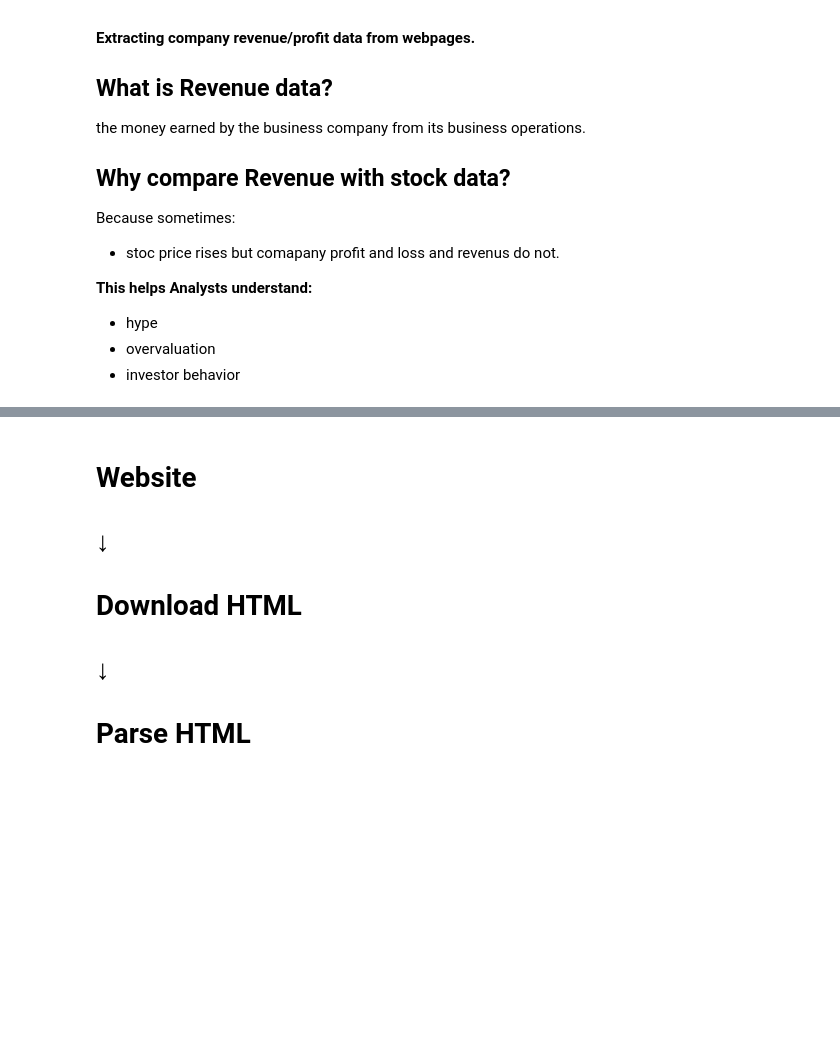
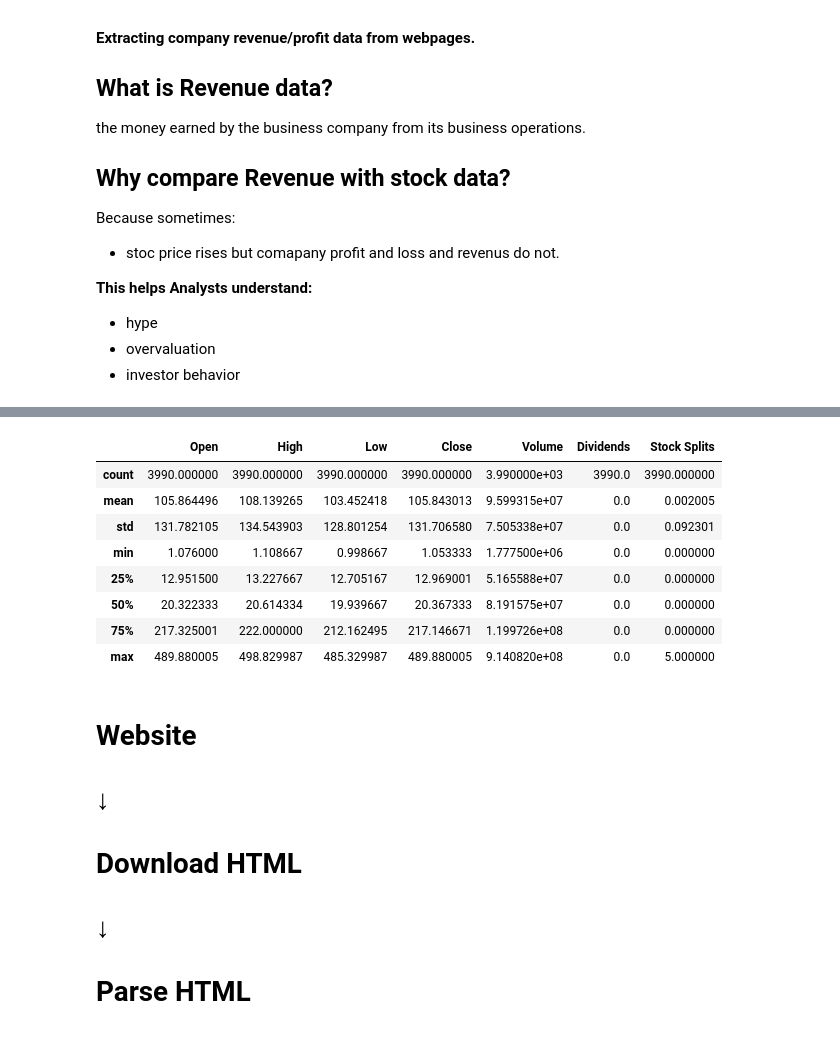
Before and after one commit to ansuman1981/python-project-for-data-science-, a Jupyter notebook: gamestop_vs_tesla.ipynb, the cells around one changed output, grey strips where cells are left out. Saved outputs shown, nothing was run; the diff lists cells and outputs as text; code cells hidden in the pictures; blank space fills up the shorter version.

Commit message:
decribe basic data info  and statastics

```diff
--- a/gamestop_vs_tesla.ipynb
+++ b/gamestop_vs_tesla.ipynb
@@ -103,3 +145,16 @@ Because sometimes:
+# %%
+# basic statastics
+tesla_data.describe()
+# %% [output]
+|  | Open | High | Low | Close | Volume | Dividends | Stock Splits |
+| count | 3990.000000 | 3990.000000 | 3990.000000 | 3990.000000 | 3.990000e+03 | 3990.0 | 3990.000000 |
+| mean | 105.864496 | 108.139265 | 103.452418 | 105.843013 | 9.599315e+07 | 0.0 | 0.002005 |
+| std | 131.782105 | 134.543903 | 128.801254 | 131.706580 | 7.505338e+07 | 0.0 | 0.092301 |
+| min | 1.076000 | 1.108667 | 0.998667 | 1.053333 | 1.777500e+06 | 0.0 | 0.000000 |
+| 25% | 12.951500 | 13.227667 | 12.705167 | 12.969001 | 5.165588e+07 | 0.0 | 0.000000 |
+| 50% | 20.322333 | 20.614334 | 19.939667 | 20.367333 | 8.191575e+07 | 0.0 | 0.000000 |
+| 75% | 217.325001 | 222.000000 | 212.162495 | 217.146671 | 1.199726e+08 | 0.0 | 0.000000 |
+| max | 489.880005 | 498.829987 | 485.329987 | 489.880005 | 9.140820e+08 | 0.0 | 5.000000 |
 # %% [markdown]
 # Website
 
```
Also changed, not shown: parts of 7 cells of this notebook.
